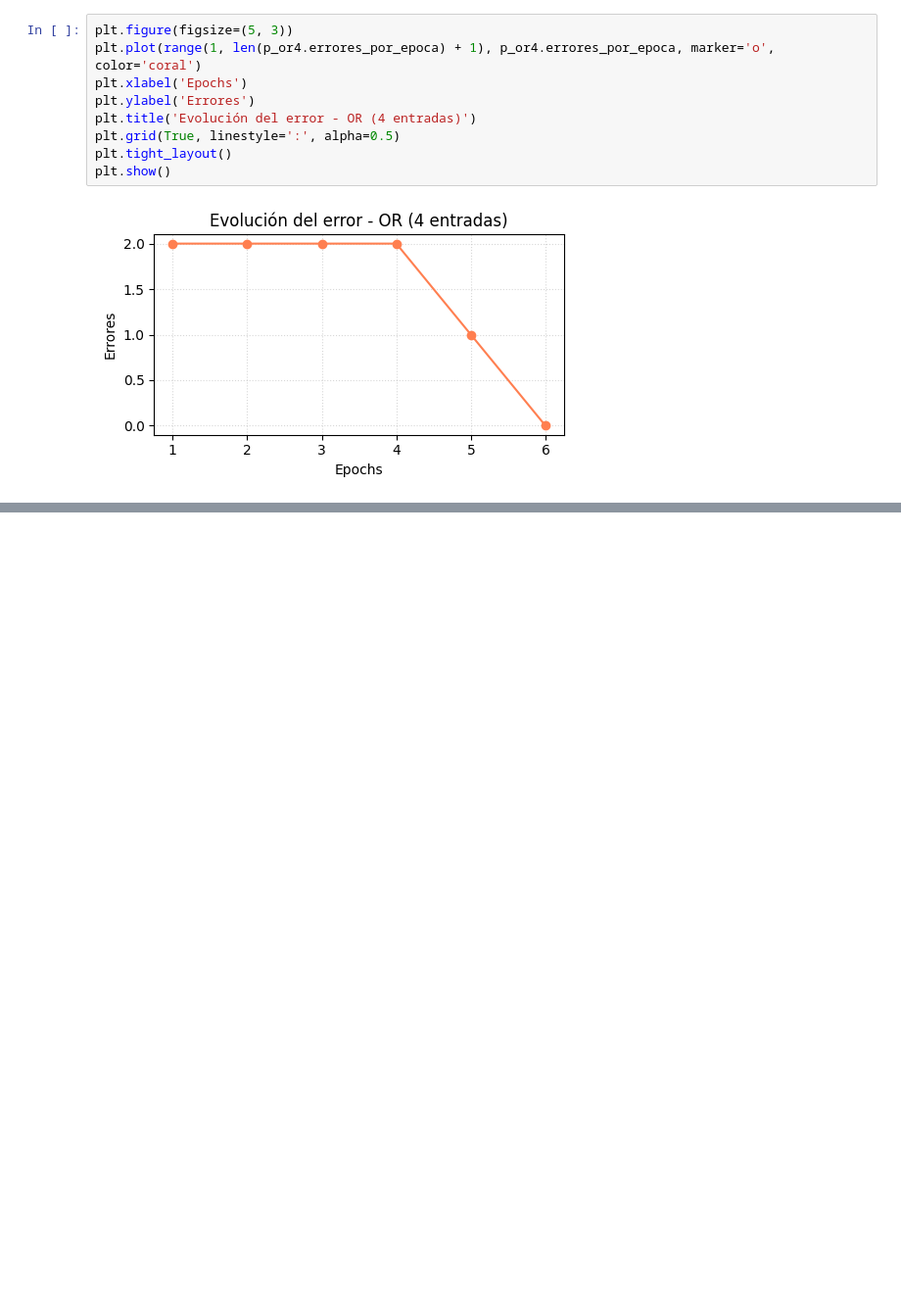
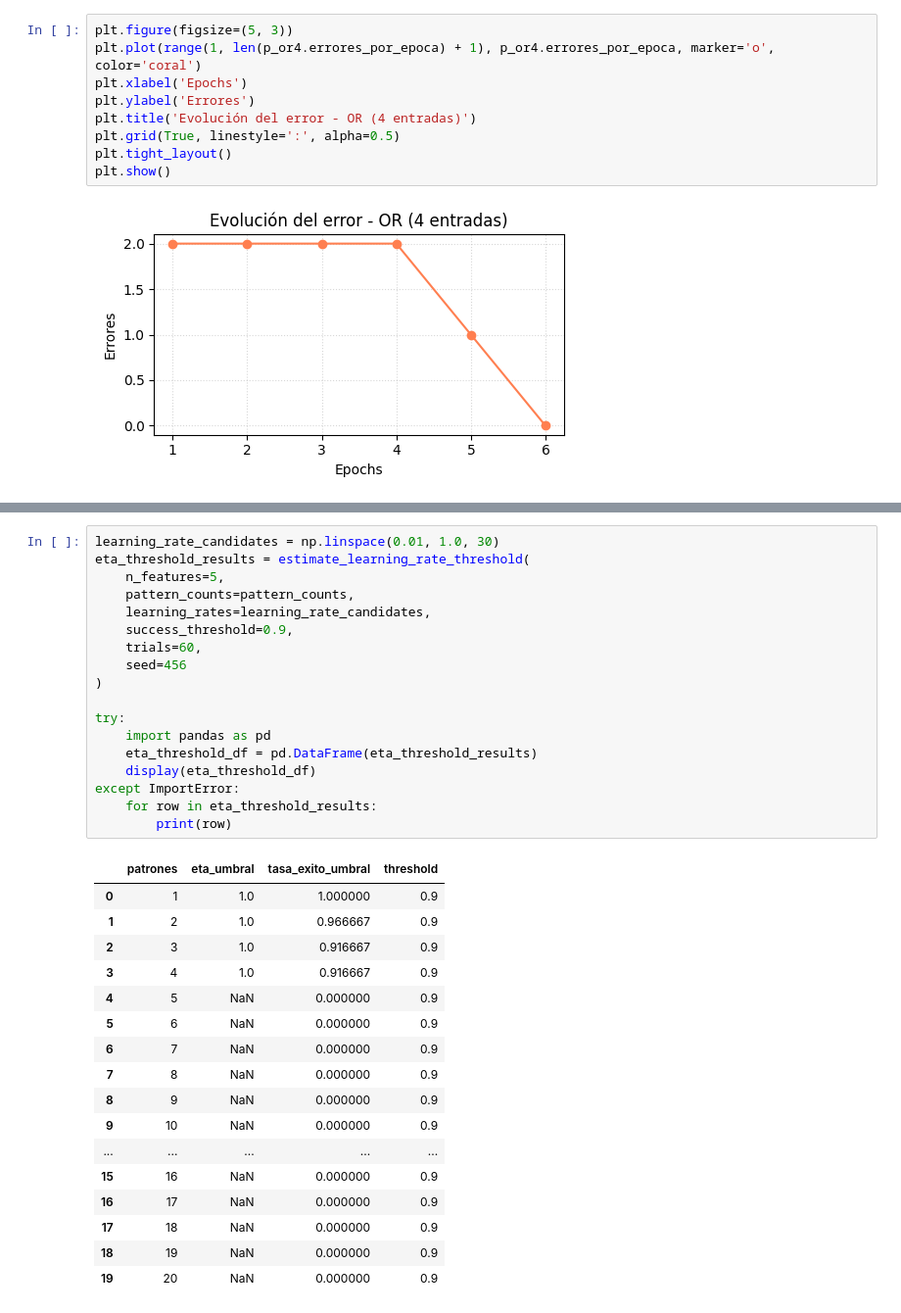
Before and after one commit to camifezz/Redes-Neuronales, a Jupyter notebook: TP2/ejercicio-1/ejercicio-1.ipynb, the cells around one changed output, grey strips where cells are left out. Shown at 98% size. Drawn from its saved outputs; the diff is of its cells as text; blank space fills up the shorter version.

```diff
--- a/TP2/ejercicio-1/ejercicio-1.ipynb
+++ b/TP2/ejercicio-1/ejercicio-1.ipynb
@@ -293,0 +394,36 @@ plt.show()
+# %%
+learning_rate_candidates = np.linspace(0.01, 1.0, 30)
+eta_threshold_results = estimate_learning_rate_threshold(
+    n_features=5,
+    pattern_counts=pattern_counts,
+    learning_rates=learning_rate_candidates,
+    success_threshold=0.9,
+    trials=60,
+    seed=456
+)
+
+try:
+    import pandas as pd
+    eta_threshold_df = pd.DataFrame(eta_threshold_results)
+    display(eta_threshold_df)
+except ImportError:
+    for row in eta_threshold_results:
+        print(row)
+# %% [output]
+|  | patrones | eta_umbral | tasa_exito_umbral | threshold |
+| 0 | 1 | 1.0 | 1.000000 | 0.9 |
+| 1 | 2 | 1.0 | 0.966667 | 0.9 |
+| 2 | 3 | 1.0 | 0.916667 | 0.9 |
+| 3 | 4 | 1.0 | 0.916667 | 0.9 |
+| 4 | 5 | NaN | 0.000000 | 0.9 |
+| 5 | 6 | NaN | 0.000000 | 0.9 |
+| 6 | 7 | NaN | 0.000000 | 0.9 |
+| 7 | 8 | NaN | 0.000000 | 0.9 |
+| 8 | 9 | NaN | 0.000000 | 0.9 |
+| 9 | 10 | NaN | 0.000000 | 0.9 |
+| ... | ... | ... | ... | ... |
+| 15 | 16 | NaN | 0.000000 | 0.9 |
+| 16 | 17 | NaN | 0.000000 | 0.9 |
+| 17 | 18 | NaN | 0.000000 | 0.9 |
+| 18 | 19 | NaN | 0.000000 | 0.9 |
+| 19 | 20 | NaN | 0.000000 | 0.9 |
```
Also changed, not shown: parts of 5 cells of this notebook, 2 other files.
